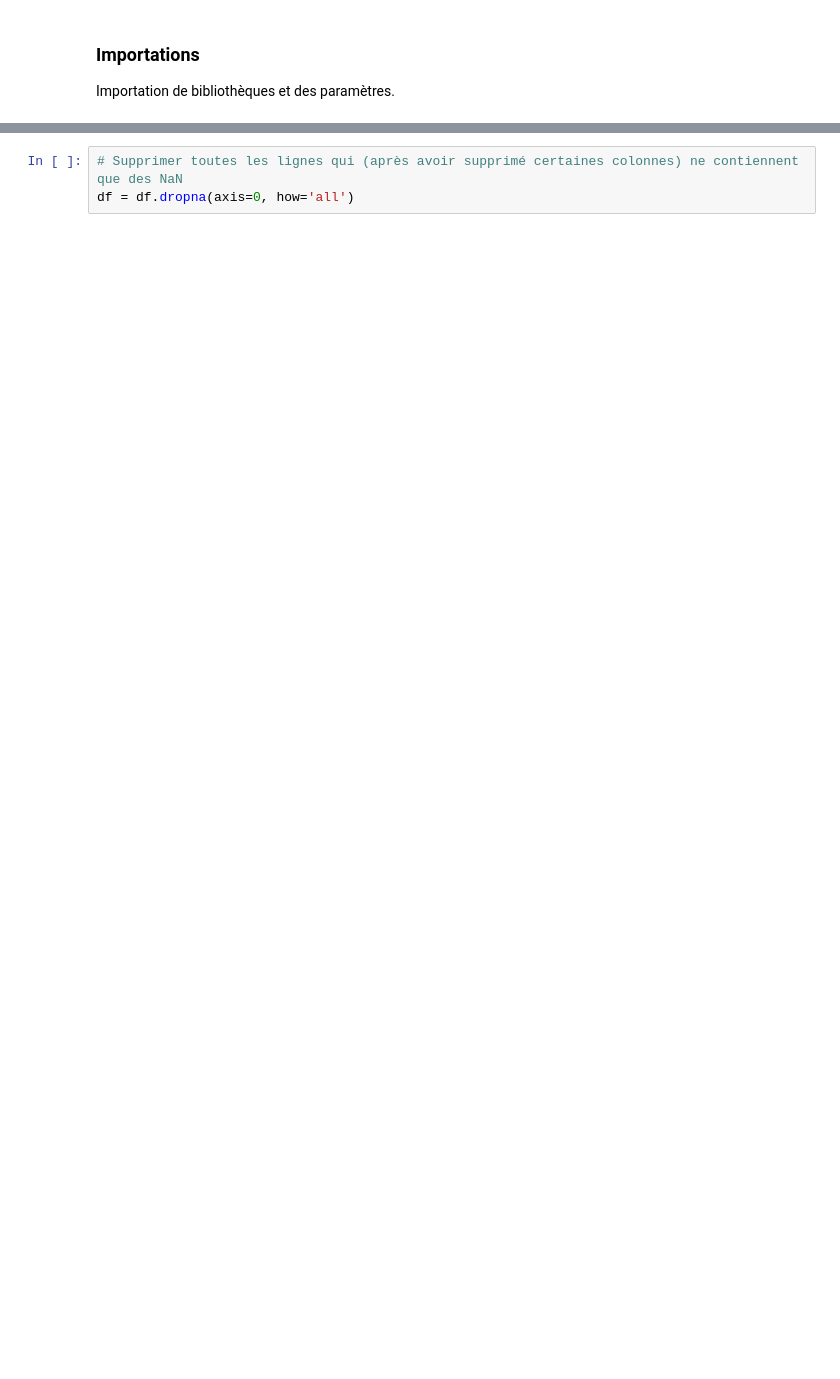
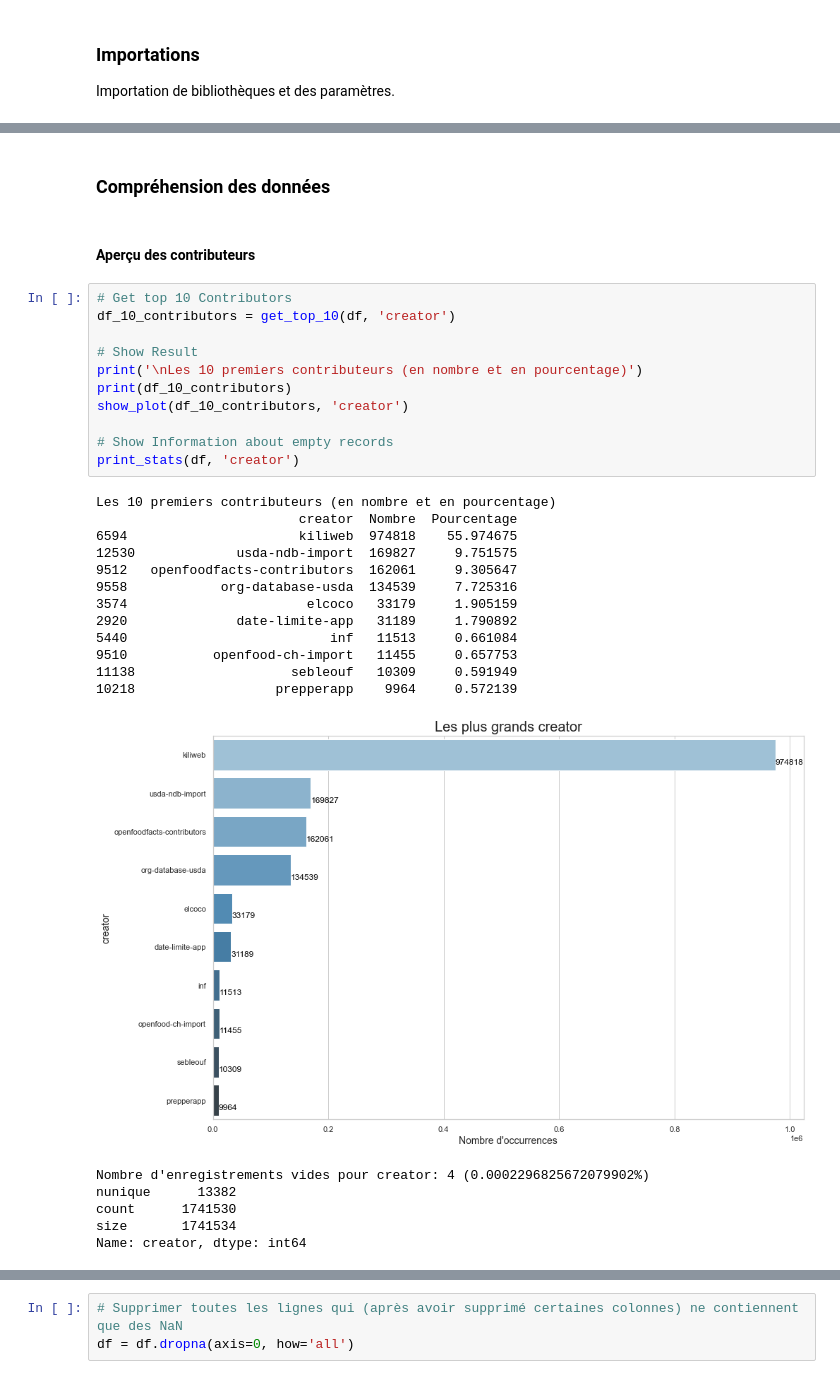
Before and after one commit to Abdess/sante_publique_france, a Jupyter notebook: P3_01_notebook.ipynb, the cells around one changed output, grey strips where cells are left out. Saved outputs shown, nothing was run; the diff lists cells and outputs as text; blank space fills up the shorter version.

```diff
--- a/P3_01_notebook.ipynb
+++ b/P3_01_notebook.ipynb
@@ -106,0 +226,34 @@ Text(0.5, 0, 'NaNs')
+# %% [markdown]
+### Compréhension des données
+# %% [markdown]
+#### Aperçu des contributeurs
+# %%
+# Get top 10 Contributors
+df_10_contributors = get_top_10(df, 'creator')
+
+# Show Result
+print('\nLes 10 premiers contributeurs (en nombre et en pourcentage)')
+print(df_10_contributors)
+show_plot(df_10_contributors, 'creator')
+
+# Show Information about empty records
+print_stats(df, 'creator')
+# %% [output]
+Les 10 premiers contributeurs (en nombre et en pourcentage)
+                          creator  Nombre  Pourcentage
+6594                      kiliweb  974818    55.974675
+12530             usda-ndb-import  169827     9.751575
+9512   openfoodfacts-contributors  162061     9.305647
+9558            org-database-usda  134539     7.725316
+3574                       elcoco   33179     1.905159
+2920              date-limite-app   31189     1.790892
+5440                          inf   11513     0.661084
+9510           openfood-ch-import   11455     0.657753
+11138                    sebleouf   10309     0.591949
+10218                  prepperapp    9964     0.572139
+[figure, added]
+Nombre d'enregistrements vides pour creator: 4 (0.0002296825672079902%)
+nunique      13382
+count      1741530
+size       1741534
+Name: creator, dtype: int64
```
Also changed, not shown: parts of 73 cells of this notebook, 2 other files.
